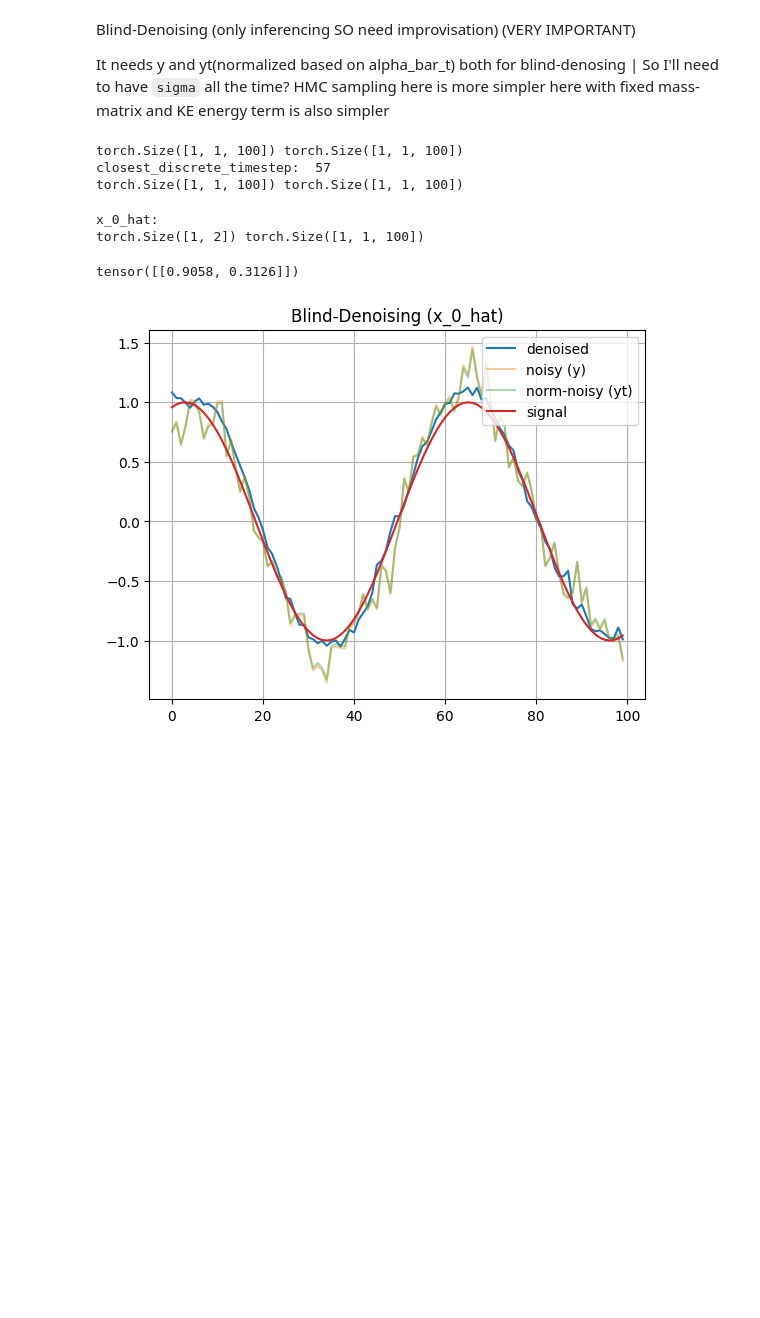
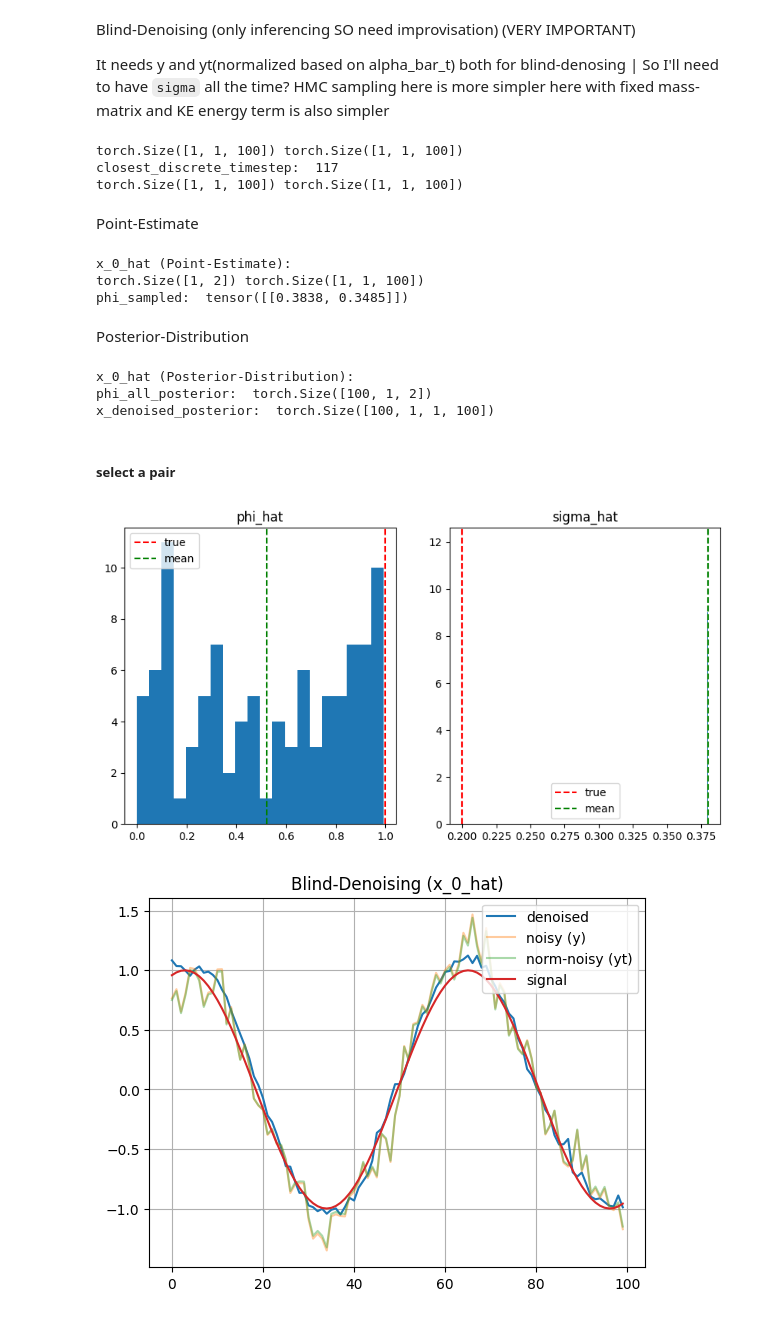
Before and after one commit to AlikMon88/Gibbs-Diff, a Jupyter notebook: unit_main_gibbs.ipynb, the cells around one changed output. Saved outputs shown, nothing was run; the diff lists cells and outputs as text; code cells hidden in the pictures; blank space fills up the shorter version.

```diff
--- a/unit_main_gibbs.ipynb
+++ b/unit_main_gibbs.ipynb
@@ -397,12 +410,12 @@ Blind-Denoising (only inferencing SO need improvisation) (VERY IMPORTANT)
 It needs y and yt(normalized based on alpha_bar_t) both for blind-denosing | So I'll need to have <code>sigma</code> all the time?
 HMC sampling here is more simpler here with fixed mass-matrix and KE energy term is also simpler
 # %%
-sigma = 0.2
+init_sigma = 0.4 ## initialized-sigma
 # %%
 y, x0 = observation_val[0].view(1, 1, -1), signal_val[0].view(1, 1, -1)
 print(x0.shape, y.shape)
 
-sigma_timestep = gdiffusion.get_closest_timestep(torch.tensor([sigma]).to(device)).item()
+sigma_timestep = gdiffusion.get_closest_timestep(torch.tensor([init_sigma]).to(device)).item()
 print('closest_discrete_timestep: ', sigma_timestep)
 
 alpha_bar_t = gdiffusion.alpha_bar_t[sigma_timestep].reshape(-1, 1, 1).to(device)
@@ -411,21 +424,64 @@ yt = torch.sqrt(alpha_bar_t) * y
 print(y.shape, yt.shape)
 # %% [output]
 torch.Size([1, 1, 100]) torch.Size([1, 1, 100])
-closest_discrete_timestep:  57
+closest_discrete_timestep:  117
 torch.Size([1, 1, 100]) torch.Size([1, 1, 100])
+# %% [markdown]
+Point-Estimate
 # %%
-print('x_0_hat:')
-
+print('x_0_hat (Point-Estimate):')
 ## x_0_hat, phi_hat -- point estimate - single chain run
-phi_sampled, x_denoised = gdiffusion.run_gibbs_sampler(y, yt, num_chains_per_sample=1, n_it_gibbs=100, n_it_burnin=20)
+phi_sampled, x_denoised = gdiffusion.run_gibbs_sampler(y, yt, num_chains_per_sample=1, n_it_gibbs=5, n_it_burnin=2)
 print(phi_sampled.shape, x_denoised.shape)
+print('phi_sampled: ', phi_sampled)
 # %% [output]
-x_0_hat:
+x_0_hat (Point-Estimate):
 torch.Size([1, 2]) torch.Size([1, 1, 100])
+phi_sampled:  tensor([[0.3838, 0.3485]])
+# %% [markdown]
+Posterior-Distribution
 # %%
-print(phi_sampled)
+## x_0_hat, phi_hat -- point estimate - single chain run
+
+print('x_0_hat (Posterior-Distribution):')
+
+## n_it_gibbs = chain_length | shape ~ (#chains (post_samples = different chain realisation), batch_size, last_few_states (avg_pmean), *rem-dim)
+phi_all_posterior, x_denoised_posterior = gdiffusion.blind_posterior_mean(y, yt, num_chains_per_sample=100, n_it_gibbs=50, n_it_burnin=15, avg_pmean=2, return_post=True)
+
+phi_all_posterior = phi_all_posterior.mean(dim=2)
+x_denoised_posterior = x_denoised_posterior.mean(dim=2)
+
+print('phi_all_posterior: ', phi_all_posterior.shape)
+print('x_denoised_posterior: ', x_denoised_posterior.shape)
 # %% [output]
-tensor([[0.9058, 0.3126]])
+x_0_hat (Posterior-Distribution):
+phi_all_posterior:  torch.Size([100, 1, 2])
+x_denoised_posterior:  torch.Size([100, 1, 1, 100])
+# %% [markdown]
+##### select a pair
+# %%
+idx = 0
+
+phi_hat = phi_all_posterior[:, idx, 0]
+sigma_hat = phi_all_posterior[:, idx, 1]
+
+fig, axs = plt.subplots(1, 2, figsize=(10, 5))
+
+axs[0].hist(phi_hat, bins = 20)
+axs[0].set_title('phi_hat')
+axs[0].axvline(true_phi, color='red', linestyle='--', label='true')
+axs[0].axvline(phi_hat.mean(dim=0), color='green', linestyle='--', label='mean')
+axs[0].legend()
+
+axs[1].hist(sigma_hat, bins = 20)
+axs[1].set_title('sigma_hat')
+axs[1].axvline(true_sigma, color='red', linestyle='--', label='true')
+axs[1].axvline(sigma_hat.mean(dim=0), color='green', linestyle='--', label='mean')
+axs[1].legend()
+
+plt.show()
+# %% [output]
+[figure, added]
 # %%
 # x_denoised = x_denoised.numpy()
 
```
Also changed, not shown: parts of 11 cells of this notebook, 3 other files.
